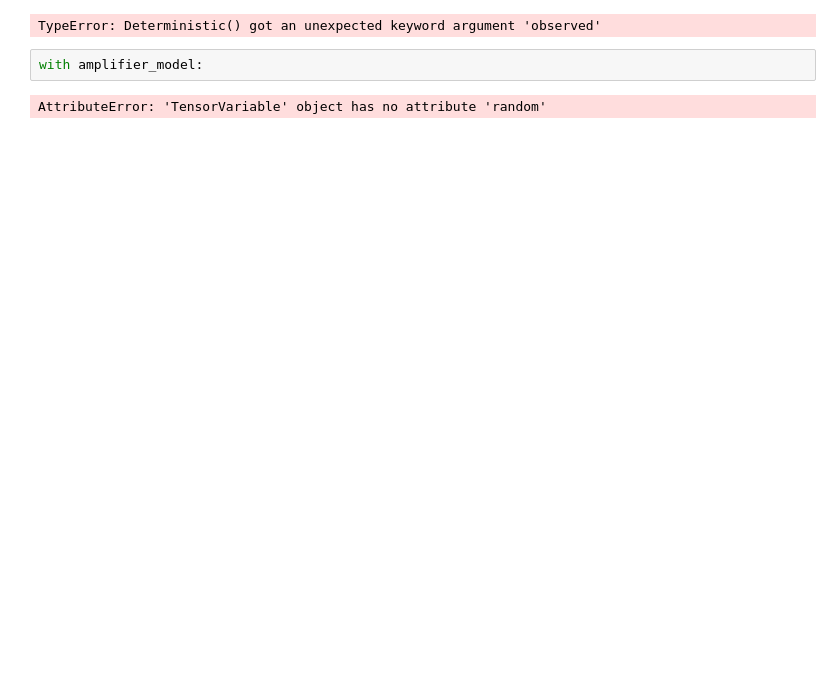
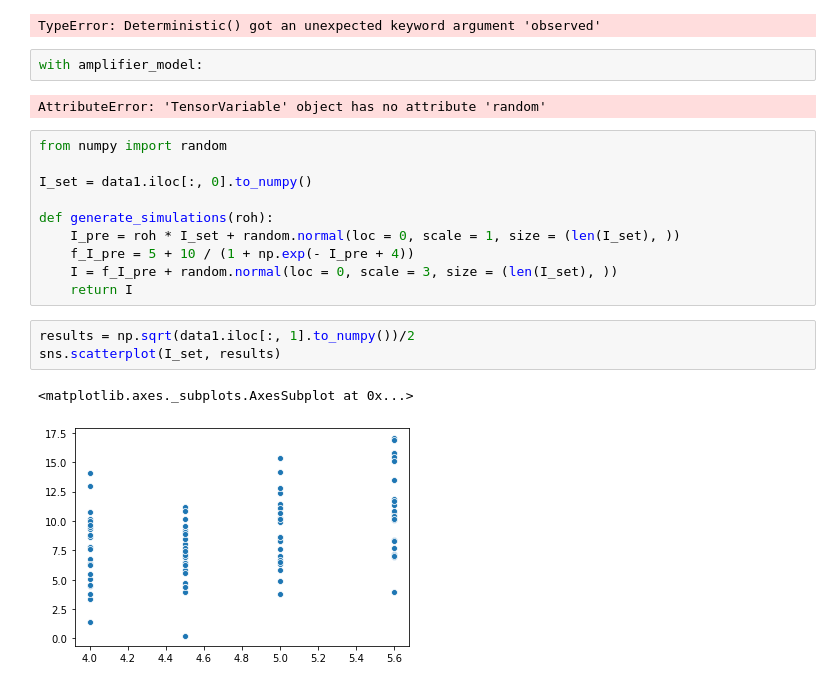
Before and after one commit to Alsaxian/BayesscheMethode, a Jupyter notebook: try1.ipynb, the cells around one changed output. Drawn from its saved outputs; the diff is of its cells as text; blank space fills up the shorter version.

```diff
--- a/try1.ipynb
+++ b/try1.ipynb
@@ -70,3 +70,19 @@ TypeError: Deterministic() got an unexpected keyword argument 'observed'
 with amplifier_model:
 # %% [output]
 AttributeError: 'TensorVariable' object has no attribute 'random'
+# %%
+from numpy import random
+
+I_set = data1.iloc[:, 0].to_numpy()
+
+def generate_simulations(roh):
+    I_pre = roh * I_set + random.normal(loc = 0, scale = 1, size = (len(I_set), ))
+    f_I_pre = 5 + 10 / (1 + np.exp(- I_pre + 4))
+    I = f_I_pre + random.normal(loc = 0, scale = 3, size = (len(I_set), ))
+    return I
+# %%
+results = np.sqrt(data1.iloc[:, 1].to_numpy())/2
+sns.scatterplot(I_set, results)
+# %% [output]
+<matplotlib.axes._subplots.AxesSubplot at 0x...>
+[figure, added]
```
Also changed, not shown: parts of 10 cells of this notebook.
